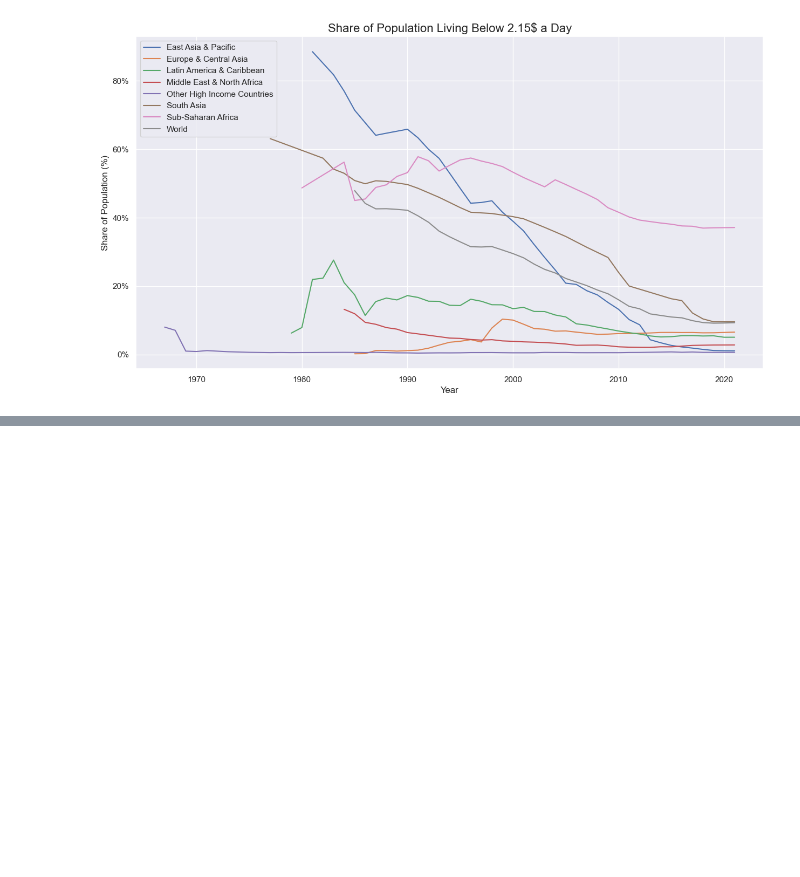
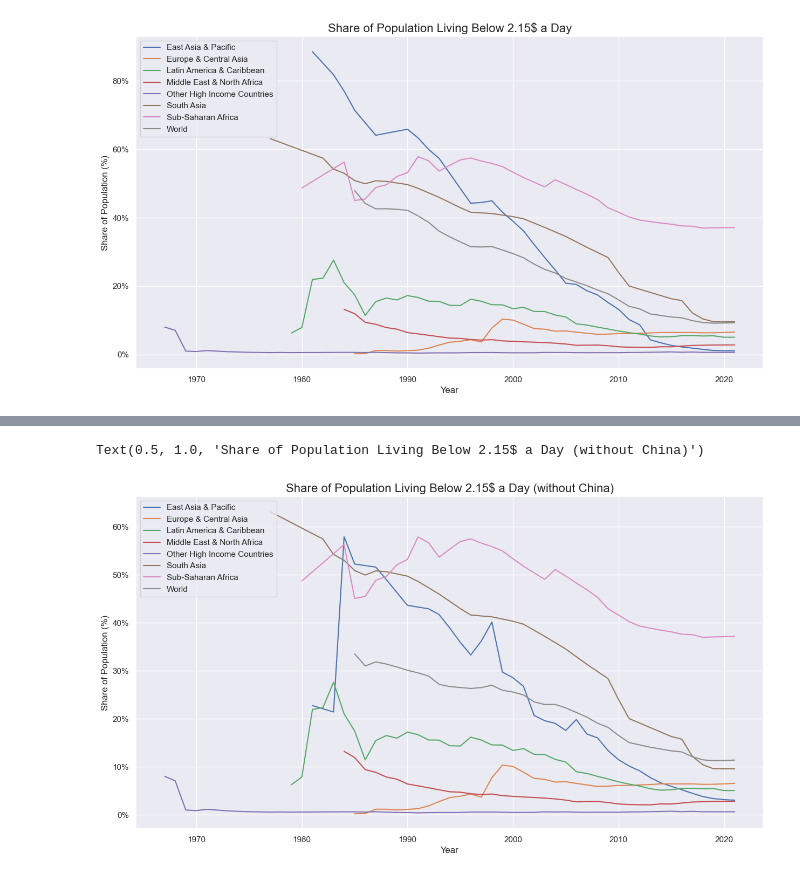
Before and after one commit to RomainBdt/Global-World-Trend, a Jupyter notebook: SDG_development_main.ipynb, the cells around one changed output, grey strips where cells are left out. Cells and saved outputs as stored; diff of their text form; code cells hidden in the pictures; blank space fills up the shorter version.

```diff
--- a/SDG_development_main.ipynb
+++ b/SDG_development_main.ipynb
@@ -96,7 +97,7 @@ def get_population_below_2_15_a_day(df, df_pop):
     return df
 
 
-def plot_population_below_2_15_a_day(df):
+def set_plot_population_below_2_15_a_day(df):
     """Plot the population below 2.15$ a day for different regions and years"""
 
     sns.set_theme(style='darkgrid')
@@ -124,4 +125,4 @@ def plot_population_below_2_15_a_day(df):
     plot.legend(loc='upper left', frameon=True)
     plot.set_aspect('auto')
     plot.yaxis.set_major_formatter(mtick.PercentFormatter())
-    plt.show()
+    return plot
@@ -217,0 +217,17 @@ df.groupby('year').sum(numeric_only=True).plot(y='Total Population (thousands)')
+# %%
+
+df_without_China = pd.DataFrame(columns=['region_name', 'region_code', 'country_name', 'country_code'])
+for year in range(1900, 2023):
+    df_ = df_region_country.copy()
+    df_['year'] = year
+    df_without_China = pd.concat([df_without_China, df_])
+df_without_China['year'] = df_without_China['year'].astype(int)
+df_without_China = df_without_China[df_without_China['country_name'] != 'China']
+
+df_without_China = get_share_of_population_below_2_15_a_day(df_without_China, df_pip)
+df_without_China = get_population_below_2_15_a_day(df_without_China, df_pop)
+plot_population_below_2_15_a_day_without_China = set_plot_population_below_2_15_a_day(df_without_China)
+plot_population_below_2_15_a_day_without_China.set_title('Share of Population Living Below 2.15$ a Day (without China)', fontsize=16)
+# %% [output]
+Text(0.5, 1.0, 'Share of Population Living Below 2.15$ a Day (without China)')
+[figure, added]
```
Also changed, not shown: parts of 19 cells of this notebook.
